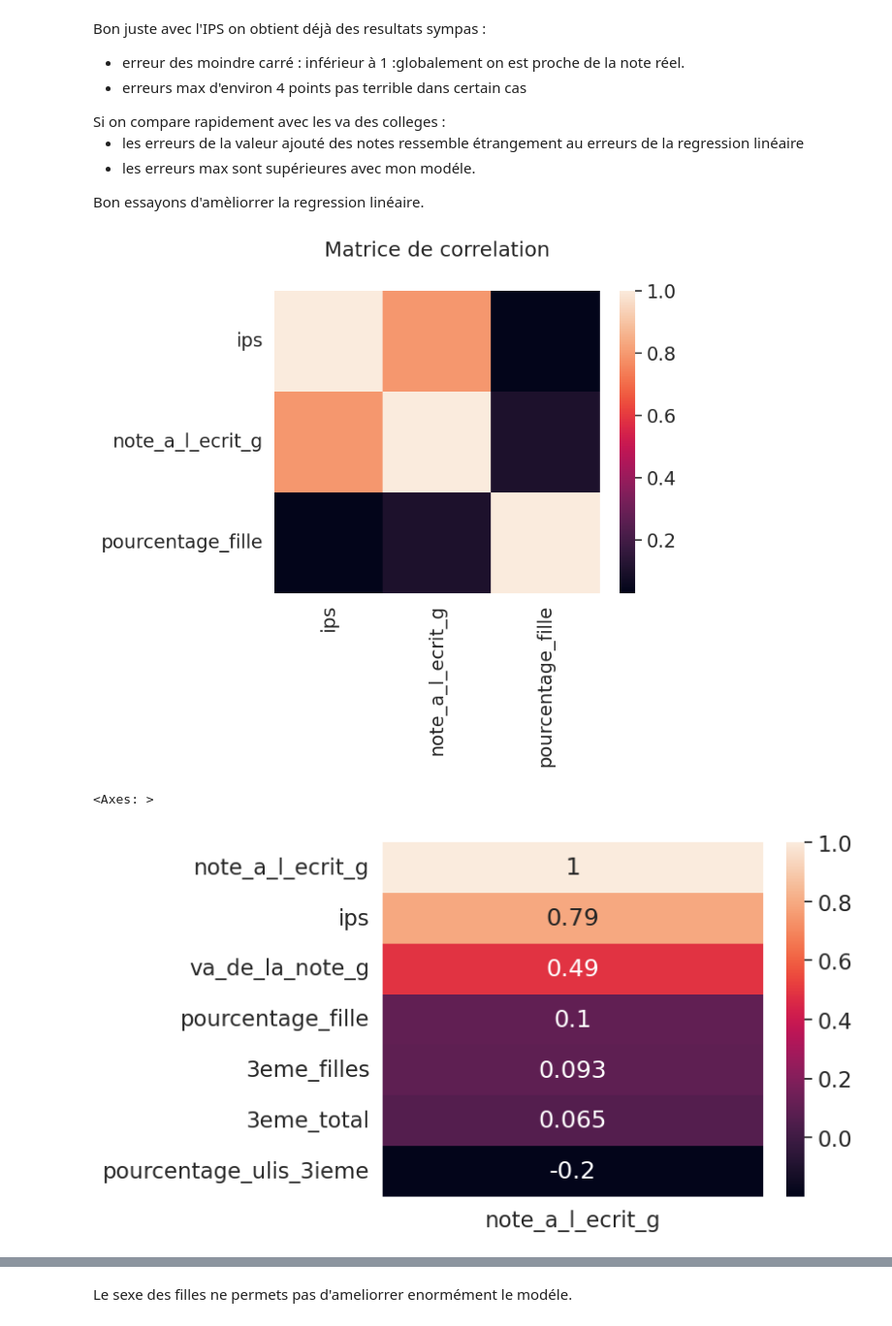
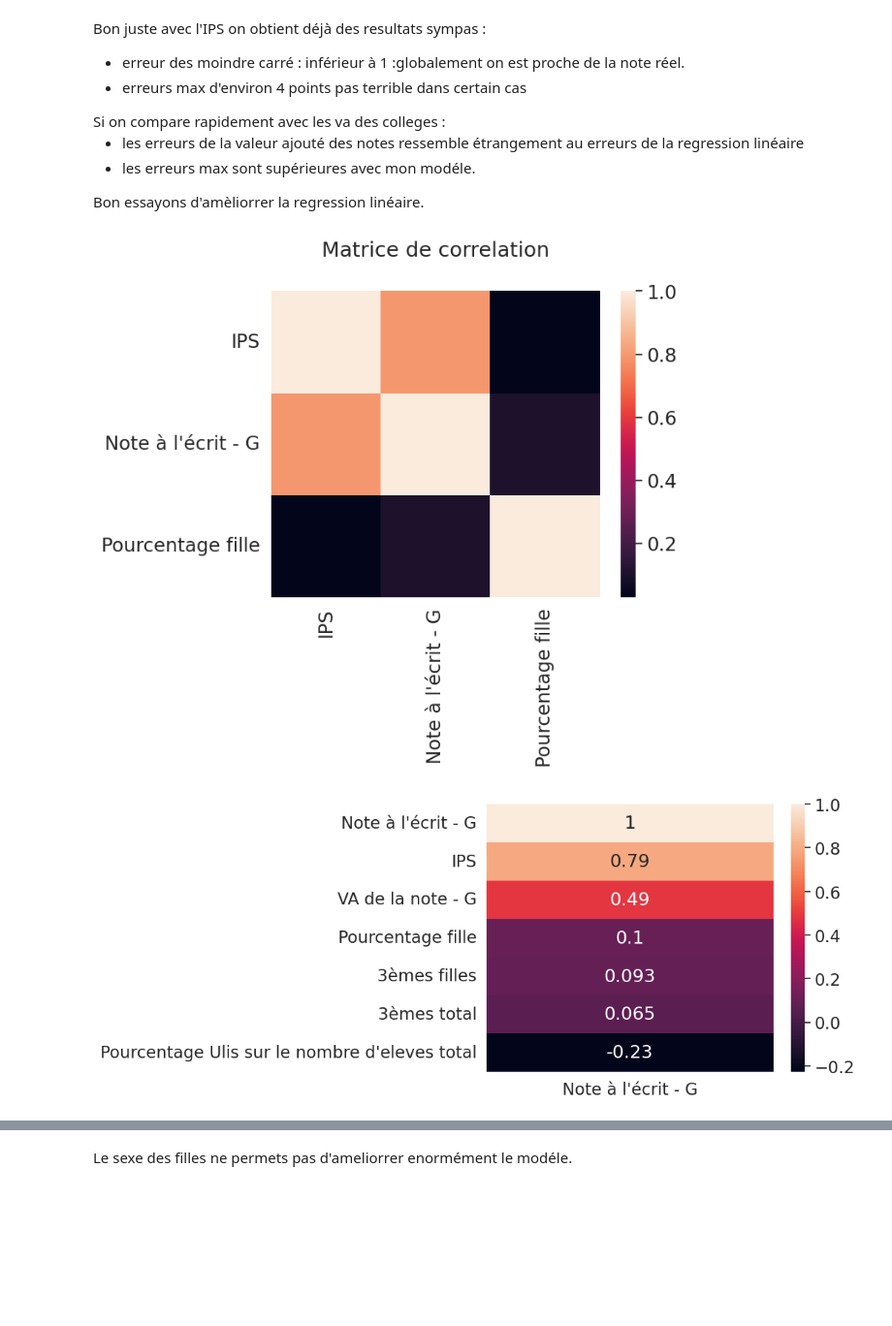
Before and after one commit to barrmath/data_educ, a Jupyter notebook: Test de prediction des notes du brevet.ipynb, the cells around one changed output, grey strips where cells are left out. Shown: that part at 97% size. Drawn from its saved outputs; the diff is of its cells as text; code cells hidden in the pictures; blank space fills up the shorter version.

Commit message:
Chengement de source de fichier OK

```diff
--- a/Test de prediction des notes du brevet.ipynb
+++ b/Test de prediction des notes du brevet.ipynb
@@ -25,3 +13,7 @@ college = pd.read_csv('donnee_temp/college.csv',dtype={'code_insee_de_la_commune
+# %%
+# import des fichiers
+
+college = pd.read_csv('donnee_temp/college.csv',low_memory=False)
 # %%
 # style graphe :
 sns.set_theme(style="whitegrid")
@@ -63,8 +55,8 @@ Il ont prédit les résultats puis il ont fait la différences entre les predict
 Je n ai accès que aux sexe et à l'IPS. Mais testons ça.<br>
 # %%
 # prepa donne en mode rache : les données ayant pas de resultats utre que 2022 + college sans donnée
-college2022 = college[college['rentree_scolaire']==2022].copy()
-college2022 = college2022[['va_de_la_note_g','3eme_filles','3eme_total','ips','note_a_l_ecrit_g','secteur','pourcentage_ulis_3ieme']]
+college2022 = college[college['Rentrée scolaire']==2022].copy()
+college2022 = college2022[['VA de la note - G','3èmes filles','3èmes total','IPS',"Note à l'écrit - G",'Secteur',"Pourcentage Ulis sur le nombre d'eleves total"]]
 college2022.dropna(inplace=True)
 # %%
 # distributon va de la note
@@ -143,17 +135,16 @@ Bon essayons d'amèliorrer la regression linéaire.
 # %%
 #regression lineaire avec le sexe des eleves + ips
 
-college2022['pourcentage_fille'] = college2022['3eme_filles']/college2022['3eme_total']*100
-data_reg_sex_ips = college2022[['ips','note_a_l_ecrit_g','pourcentage_fille']].copy()
+college2022['Pourcentage fille'] = college2022['3èmes filles']/college2022['3èmes total']*100
+data_reg_sex_ips = college2022[['IPS',"Note à l'écrit - G",'Pourcentage fille']].copy()
 fig,ax = plt.subplots()
 sns.heatmap(data_reg_sex_ips.corr(),ax=ax)
 ax.set_title('Matrice de correlation',pad=30)
 plt.show()
 # %% [output]
-[figure, old version]
+[figure, new version]
 # %%
-sns.heatmap(college2022.corr(numeric_only=True)[['note_a_l_ecrit_g']].sort_values(by='note_a_l_ecrit_g',ascending=False),annot=True)
+sns.heatmap(college2022.corr(numeric_only=True)[["Note à l'écrit - G"]].sort_values(by="Note à l'écrit - G",ascending=False),annot=True);
 # %% [output]
-<Axes: >
-[figure, old version]
+[figure, new version]
 # %%
```
Also changed, not shown: parts of 15 cells of this notebook.
